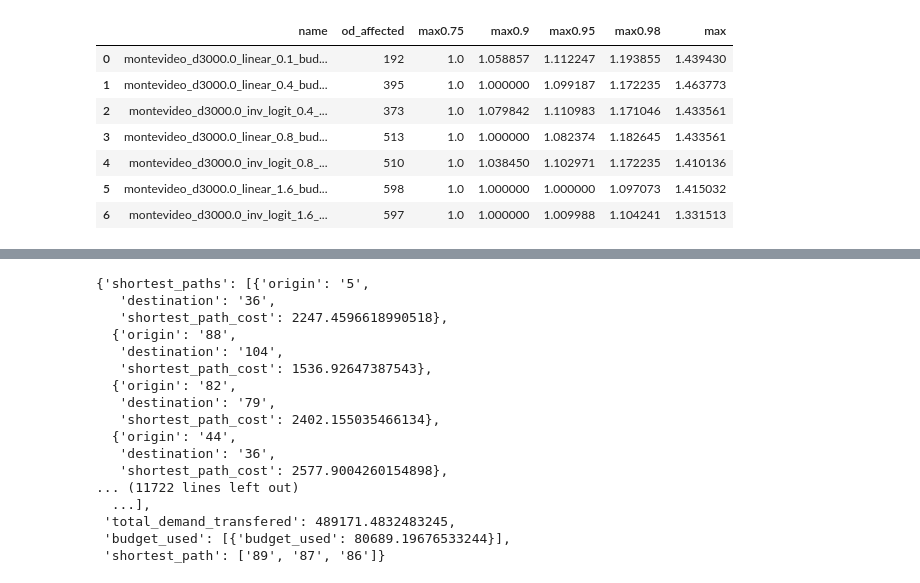
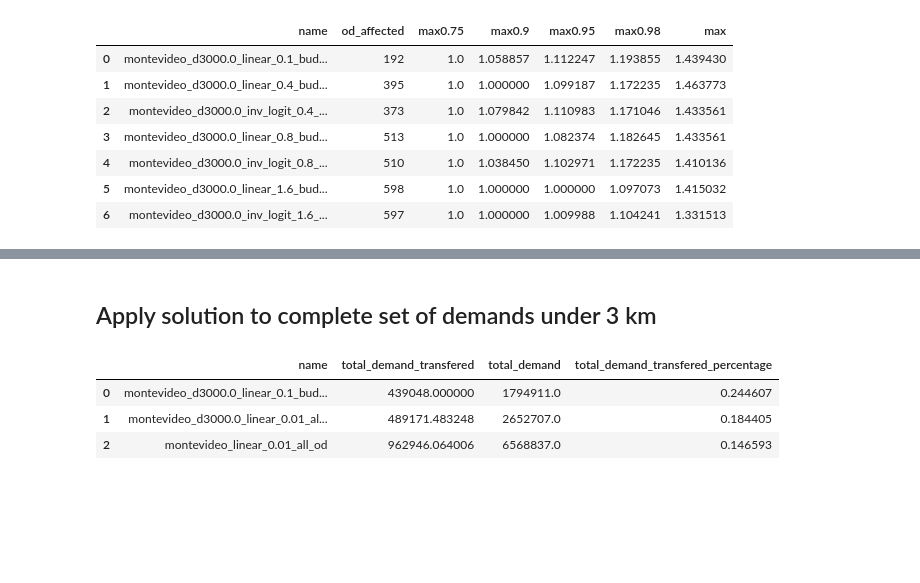
Before and after one commit to joaquinco/bicycle-network-design, a Jupyter notebook: notebooks/Montevideo.ipynb, the cells around one changed output, grey strips where cells are left out. Cells and saved outputs as stored; diff of their text form; code cells hidden in the pictures; blank space fills up the shorter version.

Commit message:
add incomplete final paragraph on montevideo

```diff
--- a/notebooks/Montevideo.ipynb
+++ b/notebooks/Montevideo.ipynb
@@ -254,20 +246,2 @@ modeld3k_sol = modeld3k.apply_to_solution(model01_sol)
-# %%
-modeld3k_sol.data
-# %% [output]
-{'shortest_paths': [{'origin': '5',
-   'destination': '36',
-   'shortest_path_cost': 2247.4596618990518},
-  {'origin': '88',
-   'destination': '104',
-   'shortest_path_cost': 1536.92647387543},
-  {'origin': '82',
-   'destination': '79',
-   'shortest_path_cost': 2402.155035466134},
-  {'origin': '44',
-   'destination': '36',
-   'shortest_path_cost': 2577.9004260154898},
-... (11722 lines left out)
-  ...],
- 'total_demand_transfered': 489171.4832483245,
- 'budget_used': [{'budget_used': 80689.19676533244}],
- 'shortest_path': ['89', '87', '86']}
+# %% [markdown]
+## Apply solution to complete set of demands under 3 km
@@ -273,0 +268,31 @@ modeld3k_sol.data
+# %%
+modeld3k_sol = modeld3k.apply_to_solution(model01_sol)
+modelfulld_sol = modelfulld.apply_to_solution(model01_sol)
+
+metrics_instances = [
+    (model01, model01_sol),
+    (modeld3k, modeld3k_sol),
+    (modelfulld, modelfulld_sol),
+]
+# %%
+def get_metrics(model, solution):
+    """
+    Return dict with data about model solution pair
+    """
+    _, _, demand = zip(*model.odpairs)
+    total_demand = sum(demand)
+
+    return dict(
+        name=model.name,
+        total_demand_transfered=solution.total_demand_transfered,
+        total_demand=total_demand,
+        total_demand_transfered_percentage=solution.total_demand_transfered / total_demand,
+    )
+# %%
+df = pd.DataFrame(get_metrics(*values) for values in metrics_instances)
+df
+# %% [output]
+|  | name | total_demand_transfered | total_demand | total_demand_transfered_percentage |
+| 0 | montevideo_d3000.0_linear_0.1_bud... | 439048.000000 | 1794911.0 | 0.244607 |
+| 1 | montevideo_d3000.0_linear_0.01_al... | 489171.483248 | 2652707.0 | 0.184405 |
+| 2 | montevideo_linear_0.01_all_od | 962946.064006 | 6568837.0 | 0.146593 |
```
Also changed, not shown: parts of 5 cells of this notebook, 2 other files.
